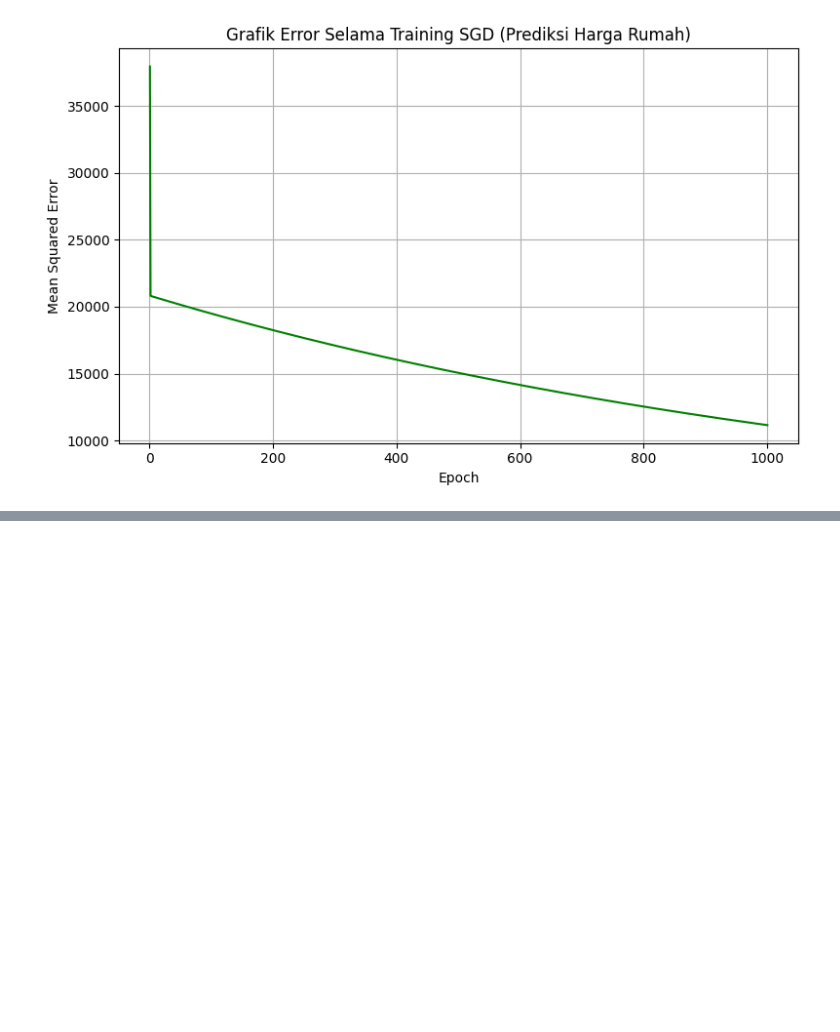
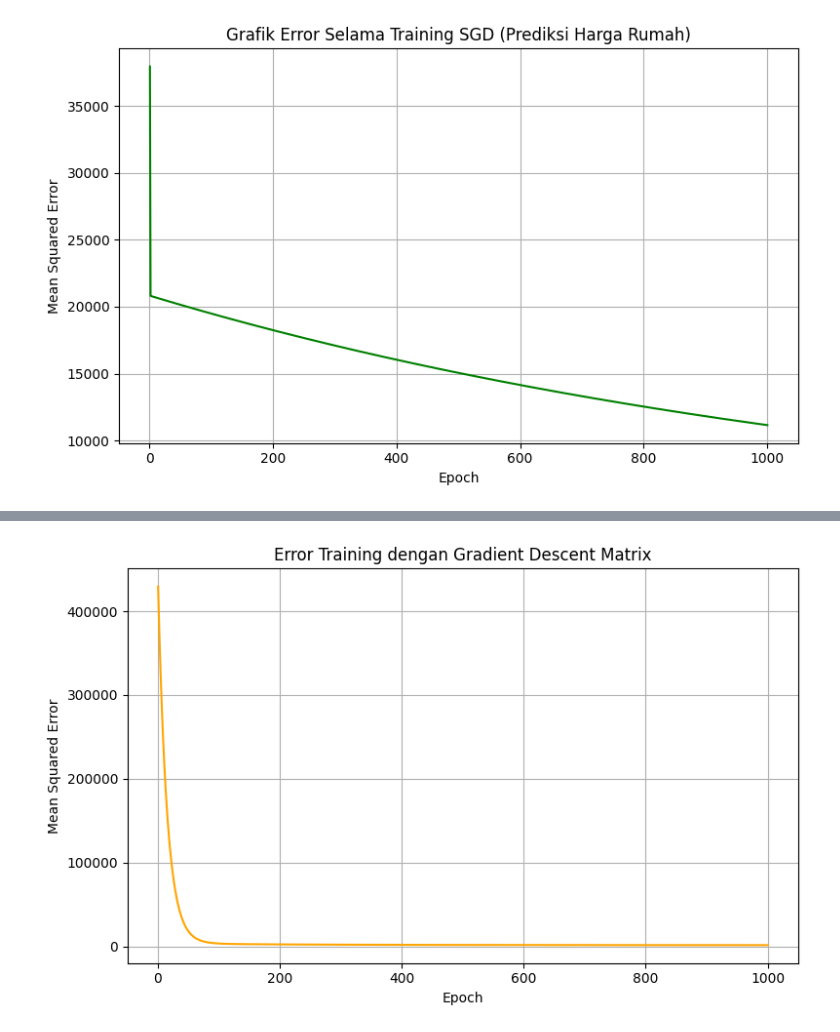
Before and after one commit to edycoleee/ml2025, a Jupyter notebook: 08gd.ipynb, the cells around one changed output, grey strips where cells are left out. Drawn from its saved outputs; the diff is of its cells as text; code cells hidden in the pictures; blank space fills up the shorter version.

```diff
--- a/08gd.ipynb
+++ b/08gd.ipynb
@@ -432,0 +480,82 @@ for i, harga in enumerate(y_pred):
+# %%
+import numpy as np
+import matplotlib.pyplot as plt
+
+# Data harga rumah
+X_train = np.array([
+    [60, 2],
+    [80, 3],
+    [100, 3],
+    [120, 4],
+    [140, 4],
+    [160, 5],
+    [180, 5]
+])
+print(f"X_train:\n {X_train}")
+y_train = np.array([300, 450, 500, 600, 750, 800, 950])
+print(f"y_train:\n {y_train}")
+
+# Normalisasi fitur
+def min_max_normalize(X):
+    X_min = X.min(axis=0)
+    X_max = X.max(axis=0)
+    return (X - X_min) / (X_max - X_min), X_min, X_max
+
+X_norm, X_min, X_max = min_max_normalize(X_train)
+print(f"X_norm:\n {np.round(X_norm, 3)}")
+
+# Tambahkan kolom bias (1) ke X
+X_aug = np.hstack([X_norm, np.ones((X_norm.shape[0], 1))])  # shape: (n_samples, n_features+1)
+print(f"X_aug:\n {np.round(X_aug, 3)}")
+
+# Inisialisasi parameter
+w = np.zeros(X_aug.shape[1])  # termasuk bias
+learning_rate = 0.01
+epochs = 1000
+loss_history = []
+
+# Training dengan Gradient Descent Matrix
+for epoch in range(epochs):
+    # Model linier: y_pred = X @ w
+    y_pred = X_aug @ w
+
+    # Error: selisih prediksi dan target
+    error = y_pred - y_train
+
+    # Loss function (MSE): rata-rata error kuadrat
+    mse = np.mean(error**2)
+    loss_history.append(mse)
+
+    # Gradien terhadap w dan b (gabung jadi satu vektor)
+    grad = (2 / len(X_aug)) * (X_aug.T @ error)
+
+    # Update parameter
+    w -= learning_rate * grad
+
+# Cetak hasil akhir
+print("Bobot akhir:", w[:-1])
+print("Bias akhir:", w[-1])
+
+# Plot grafik error
+plt.figure(figsize=(8, 5))
+plt.plot(range(1, epochs + 1), loss_history, color='orange')
+plt.xlabel('Epoch')
+plt.ylabel('Mean Squared Error')
+plt.title('Error Training dengan Gradient Descent Matrix')
+plt.grid(True)
+plt.tight_layout()
+plt.show()
+
+# Prediksi rumah baru
+X_test = np.array([
+    [90, 3],
+    [150, 4],
+    [200, 5]
+])
+X_test_norm = (X_test - X_min) / (X_max - X_min)
+X_test_aug = np.hstack([X_test_norm, np.ones((X_test_norm.shape[0], 1))])
+y_test_pred = X_test_aug @ w
+
+for i, harga in enumerate(y_test_pred):
+    print(f"Prediksi rumah {i+1}: {harga:.2f} juta")
+# %% [output]
@@ -432,0 +579 @@ for i, harga in enumerate(y_pred):
+[figure, added]
```
Also changed, not shown: parts of 8 cells of this notebook, 1 other file.
